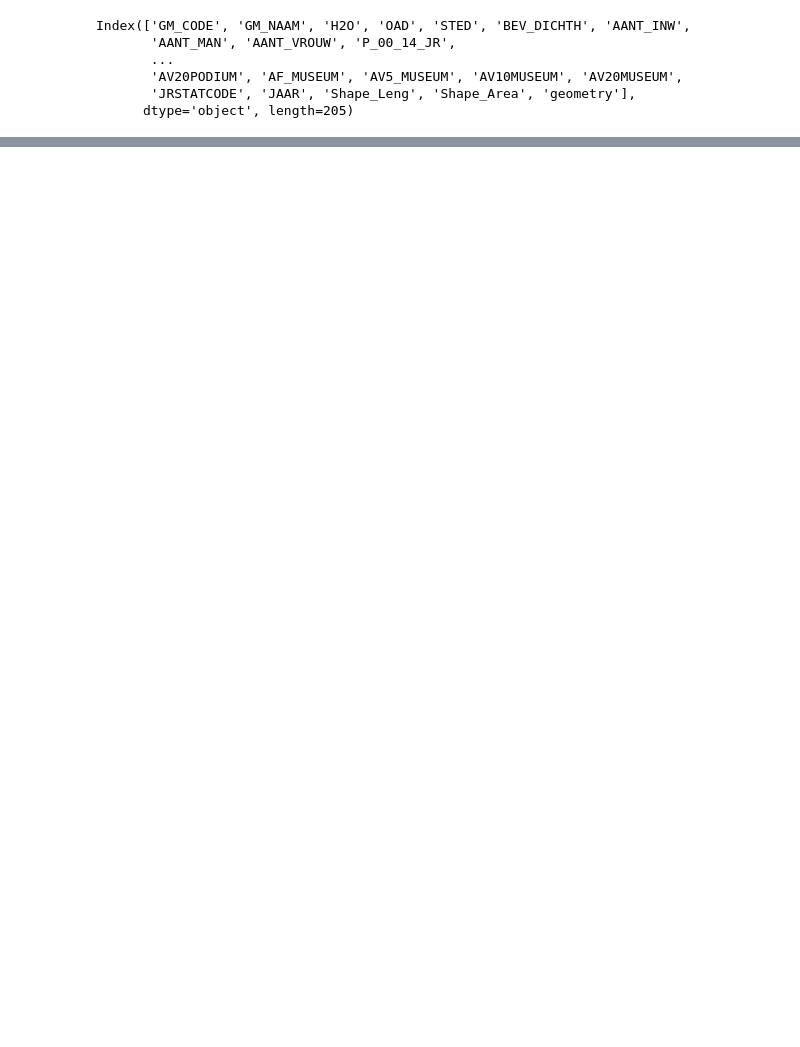
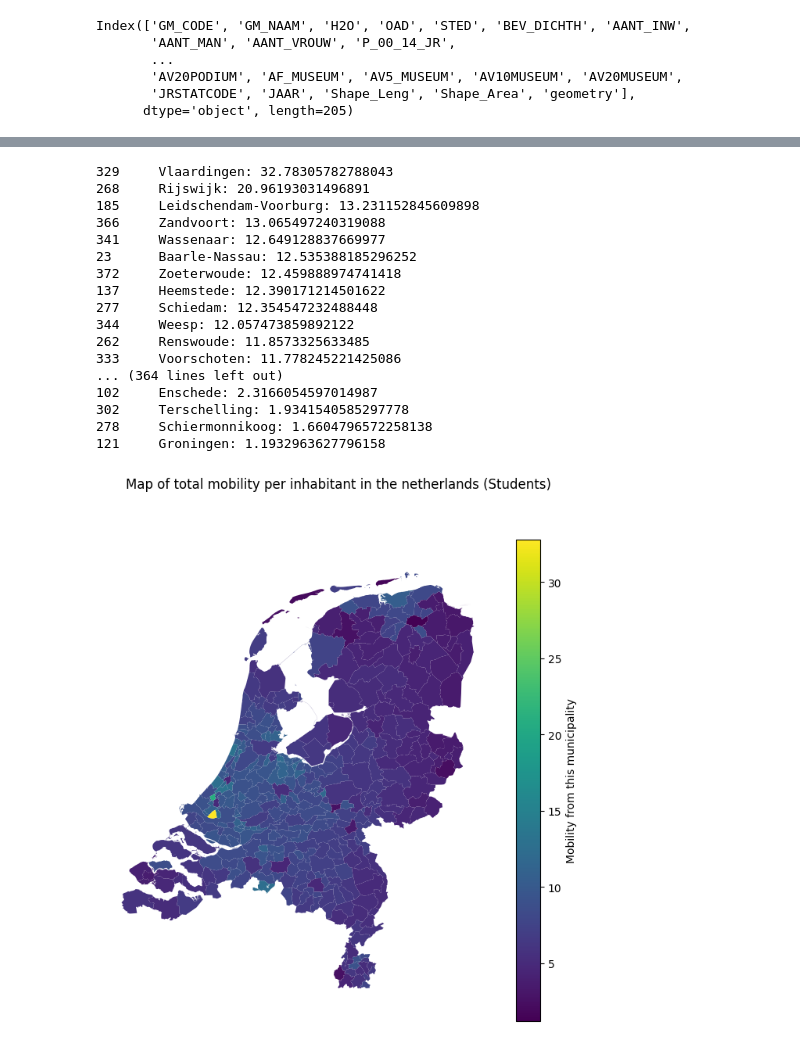
Before and after one commit to larsdekwant/covid-gravity-model, a Jupyter notebook: riskmap.ipynb, the cells around one changed output, grey strips where cells are left out. Saved outputs shown, nothing was run; the diff lists cells and outputs as text; code cells hidden in the pictures; blank space fills up the shorter version.

```diff
--- a/riskmap.ipynb
+++ b/riskmap.ipynb
@@ -449,0 +489,32 @@ create_spatial_plot(risk_data, 'Risk map of the Netherlands for Students', 'Tota
+# %%
+df_mobmat_freq = pd.read_csv('Data/Mob_grav_freq.csv', delimiter=',')
+mobmat_freq = df_mobmat_freq[df_mobmat_freq.columns[1:]].to_numpy()
+
+mobility_map = np.zeros(380)
+for loc in range(380):
+    demo_pop = np.maximum(DemoMat[loc, 3], 1)
+    mobility_map[loc] = np.nansum(mobmat_freq[loc]) / demo_pop
+
+for loc in np.argsort(mobility_map)[::-1]:
+    print(str(loc) + '\t' + loc_name[loc] + ': ' + str(mobility_map[loc]))
+
+create_spatial_plot(mobility_map, 'Map of total mobility per inhabitant in the netherlands (Students)', 'Mobility from this municipality')
+# %% [output]
+329     Vlaardingen: 32.78305782788043
+268     Rijswijk: 20.96193031496891
+185     Leidschendam-Voorburg: 13.231152845609898
+366     Zandvoort: 13.065497240319088
+341     Wassenaar: 12.649128837669977
+23      Baarle-Nassau: 12.535388185296252
+372     Zoeterwoude: 12.459888974741418
+137     Heemstede: 12.390171214501622
+277     Schiedam: 12.354547232488448
+344     Weesp: 12.057473859892122
+262     Renswoude: 11.8573325633485
+333     Voorschoten: 11.778245221425086
+... (364 lines left out)
+102     Enschede: 2.3166054597014987
+302     Terschelling: 1.9341540585297778
+278     Schiermonnikoog: 1.6604796572258138
+121     Groningen: 1.1932963627796158
+[figure, added]
```
Also changed, not shown: parts of 6 cells of this notebook, 26 other files.
